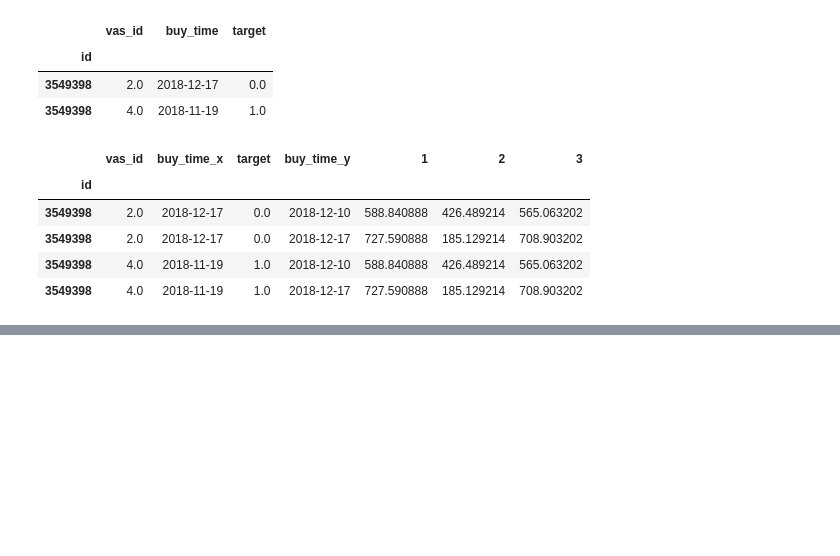
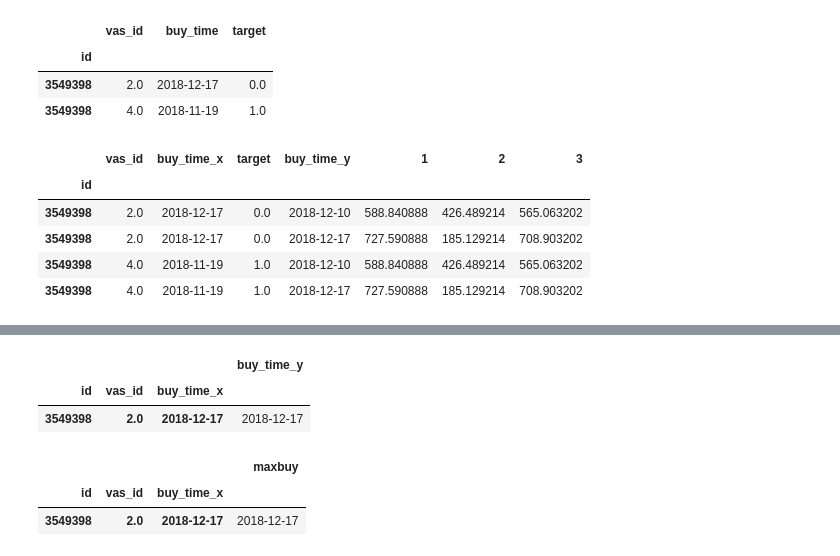
Before and after one commit to alex-chin/gb_megafone1, a Jupyter notebook: Project/megafone_offer_service.ipynb, the cells around one changed output, grey strips where cells are left out. Drawn from its saved outputs; the diff is of its cells as text; code cells hidden in the pictures; blank space fills up the shorter version.

```diff
--- a/Project/megafone_offer_service.ipynb
+++ b/Project/megafone_offer_service.ipynb
@@ -659,0 +669,12 @@ pd.merge(data_35,feat_35,how='outer',on='id')
+# %%
+fd_35.groupby(['id', 'vas_id','buy_time_x']).max()[['buy_time_y']]
+# %% [output]
+|  |  |  | buy_time_y |
+| id | vas_id | buy_time_x |  |
+| 3549398 | 2.0 | 2018-12-17 | 2018-12-17 |
+# %%
+fd_35.groupby(['id', 'vas_id','buy_time_x']).buy_time_y.agg(maxbuy  = 'max')
+# %% [output]
+|  |  |  | maxbuy |
+| id | vas_id | buy_time_x |  |
+| 3549398 | 2.0 | 2018-12-17 | 2018-12-17 |
```
Also changed, not shown: parts of 2 cells of this notebook.
